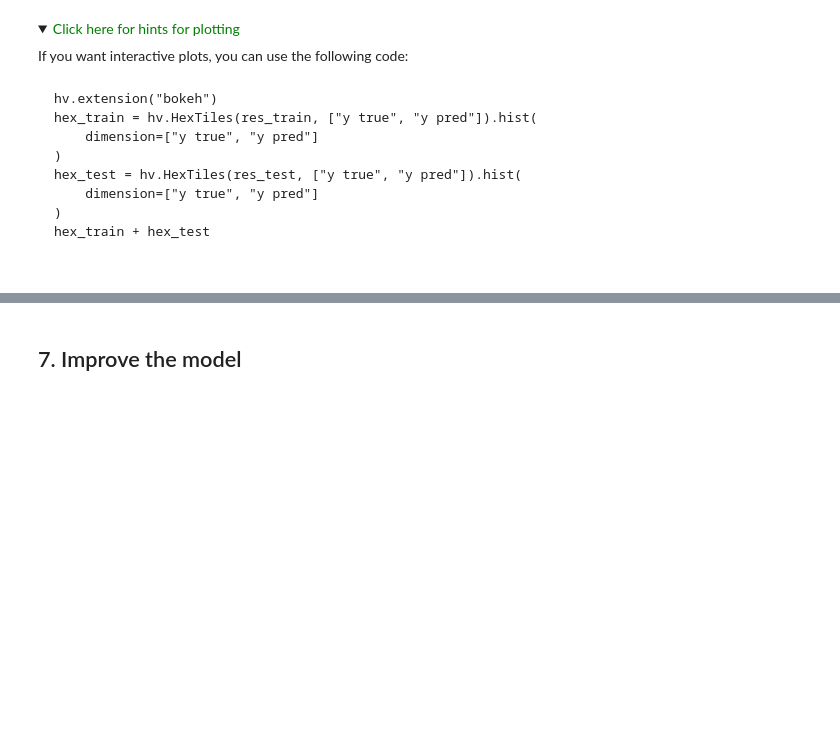
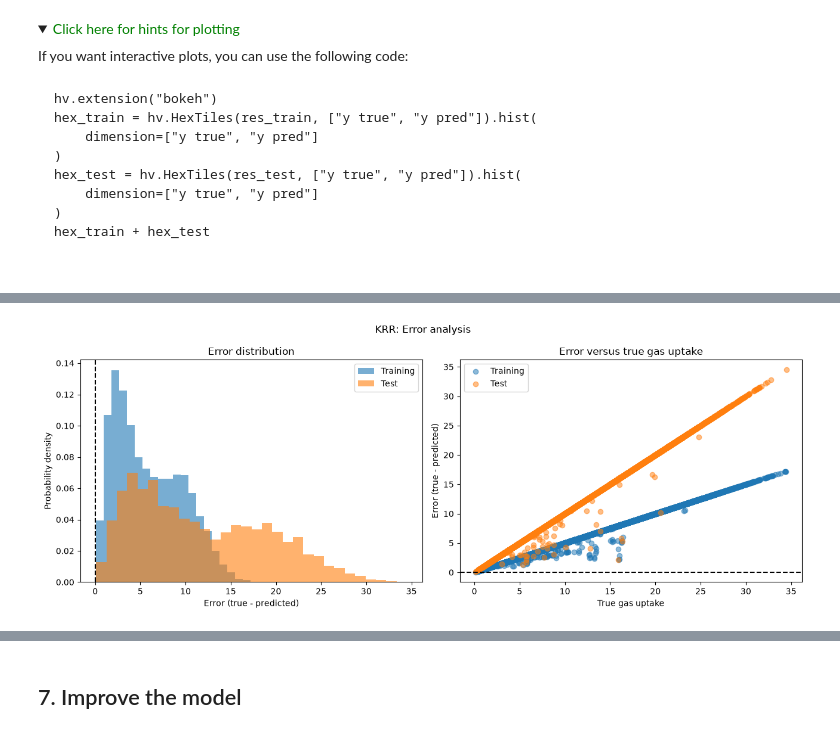
Before and after one commit to SimonLupascu/ml_project_ch315, a Jupyter notebook: group#_block3_project.ipynb, the cells around one changed output, grey strips where cells are left out. Saved outputs shown, nothing was run; the diff lists cells and outputs as text; code cells hidden in the pictures; folded sections open; blank space fills up the shorter version.

```diff
--- a/group#_block3_project.ipynb
+++ b/group#_block3_project.ipynb
@@ -967,0 +1010,57 @@ hist_density(res_test['y true'], res_test['y pred'])
+# %%
+def plot_errors(res_train, res_test, title='Model'):
+
+    fig, axes = plt.subplots(1, 2, figsize=(13, 5))
+
+    # Histogram of errors
+    axes[0].hist(
+        res_train['error'],
+        bins=20,
+        alpha=0.6,
+        label='Training',
+        density=True
+    )
+
+    axes[0].hist(
+        res_test['error'],
+        bins=30,
+        alpha=0.6,
+        label='Test',
+        density=True
+    )
+
+    axes[0].axvline(0, color='black', linestyle='--')
+    axes[0].set_xlabel('Error (true - predicted)')
+    axes[0].set_ylabel('Probability density')
+    axes[0].set_title('Error distribution')
+    axes[0].legend()
+
+    # Error as a function of true value
+    axes[1].scatter(
+        res_train['y true'],
+        res_train['error'],
+        alpha=0.5,
+        label='Training'
+    )
+
+    axes[1].scatter(
+        res_test['y true'],
+        res_test['error'],
+        alpha=0.5,
+        label='Test'
+    )
+
+    axes[1].axhline(0, color='black', linestyle='--')
+    axes[1].set_xlabel('True gas uptake')
+    axes[1].set_ylabel('Error (true - predicted)')
+    axes[1].set_title('Error versus true gas uptake')
+    axes[1].legend()
+
+    fig.suptitle(f'{title}: Error analysis')
+    plt.tight_layout()
+    plt.show()
+
+
+plot_errors(res_train, res_test, title='KRR')
+# %% [output]
+[figure, added]
```
Also changed, not shown: parts of 21 cells of this notebook.
